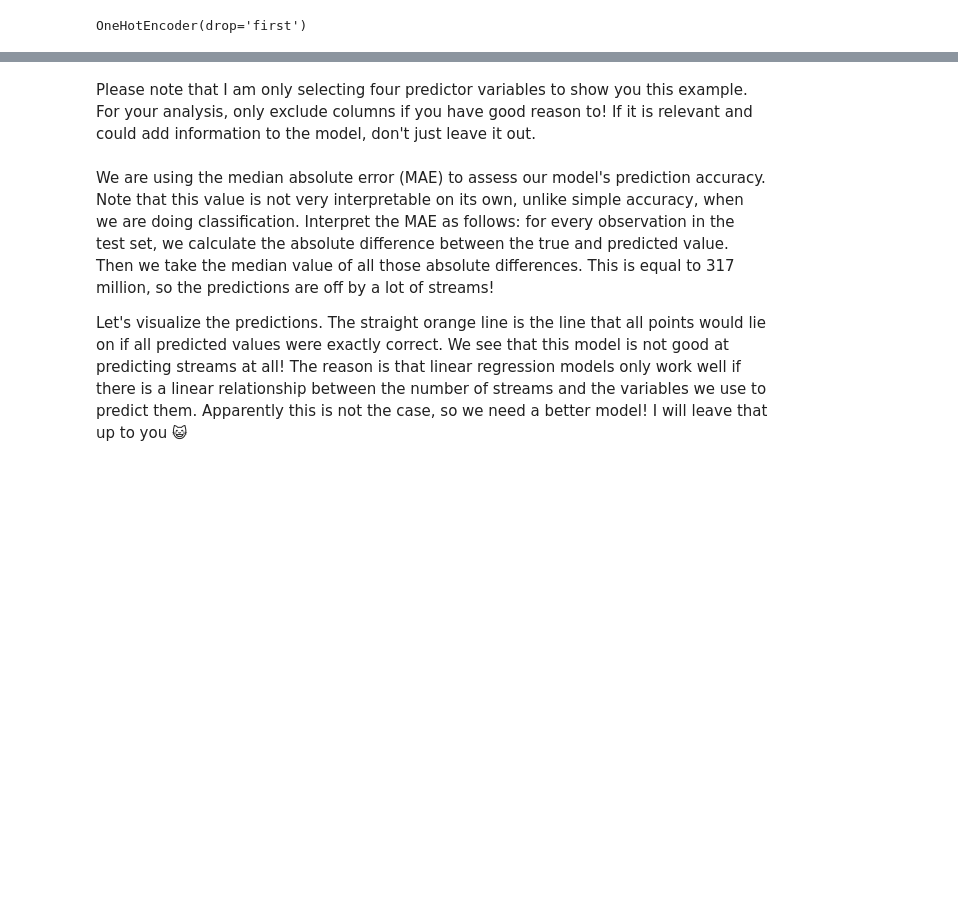
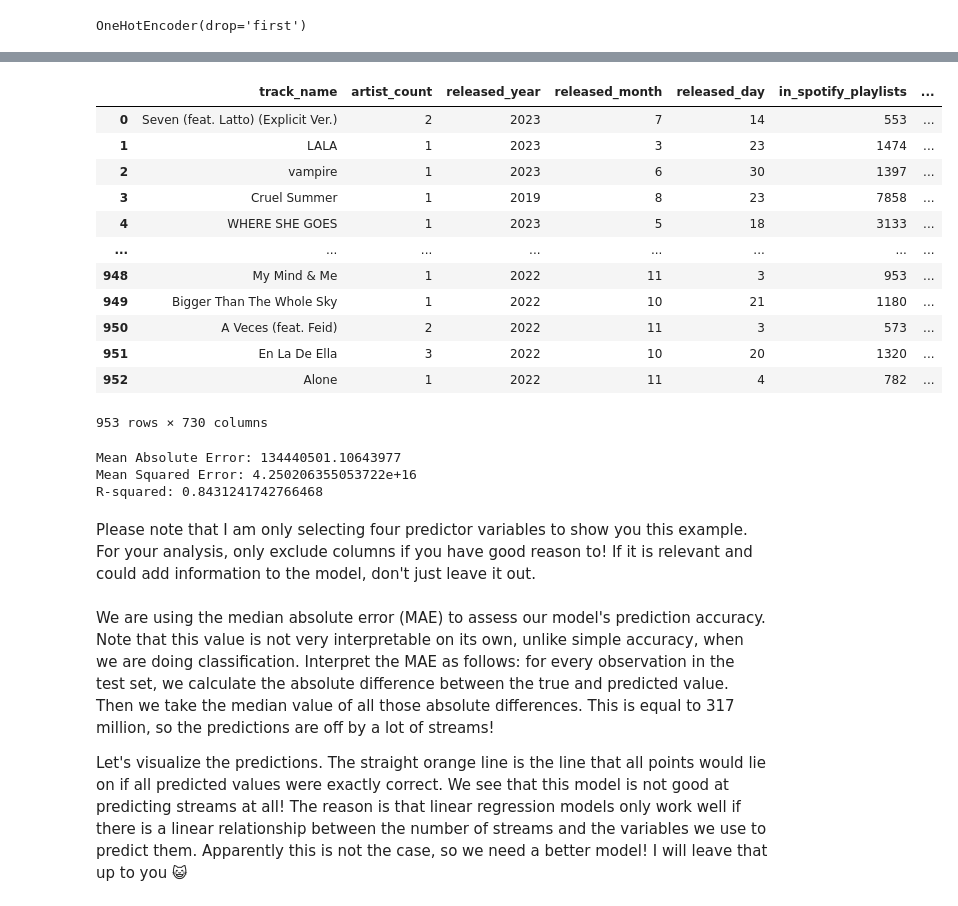
Before and after one commit to Sabaawi7/SpotifyProject, a Jupyter notebook: HCDS2324_Individual_assignment.ipynb, the cells around one changed output, grey strips where cells are left out. Drawn from its saved outputs; the diff is of its cells as text; code cells hidden in the pictures; blank space fills up the shorter version.

```diff
--- a/HCDS2324_Individual_assignment.ipynb
+++ b/HCDS2324_Individual_assignment.ipynb
@@ -163,0 +287,51 @@ pd.merge
+# %%
+df_7 = pd.concat([df_5, df_6], axis = 1)
+df_7.drop(columns=["artist(s)_name"])
+# %% [output]
+|  | track_name | artist_count | released_year | released_month | released_day | in_spotify_playlists | ... |
+| 0 | Seven (feat. Latto) (Explicit Ver.) | 2 | 2023 | 7 | 14 | 553 | ... |
+| 1 | LALA | 1 | 2023 | 3 | 23 | 1474 | ... |
+| 2 | vampire | 1 | 2023 | 6 | 30 | 1397 | ... |
+| 3 | Cruel Summer | 1 | 2019 | 8 | 23 | 7858 | ... |
+| 4 | WHERE SHE GOES | 1 | 2023 | 5 | 18 | 3133 | ... |
+| ... | ... | ... | ... | ... | ... | ... | ... |
+| 948 | My Mind & Me | 1 | 2022 | 11 | 3 | 953 | ... |
+| 949 | Bigger Than The Whole Sky | 1 | 2022 | 10 | 21 | 1180 | ... |
+| 950 | A Veces (feat. Feid) | 2 | 2022 | 11 | 3 | 573 | ... |
+| 951 | En La De Ella | 3 | 2022 | 10 | 20 | 1320 | ... |
+| 952 | Alone | 1 | 2022 | 11 | 4 | 782 | ... |
+953 rows × 730 columns
+# %%
+from sklearn.model_selection import train_test_split
+from sklearn.ensemble import RandomForestRegressor
+from sklearn.metrics import mean_absolute_error, mean_squared_error, r2_score
+
+# Step 1: Data Preprocessing
+X = df_7.drop(["streams", "track_name", "artist(s)_name"], axis=1)
+y = df_7["streams"]
+X_train, X_test, y_train, y_test = train_test_split(X, y, test_size=0.2, random_state=42)
+
+# Step 2: Choose a Model
+model = RandomForestRegressor(random_state=42)
+
+# Step 3: Train the Model
+model.fit(X_train, y_train)
+
+# Step 4: Evaluate the Model
+y_pred = model.predict(X_test)
+mae = mean_absolute_error(y_test, y_pred)
+mse = mean_squared_error(y_test, y_pred)
+r2 = r2_score(y_test, y_pred)
+print("Mean Absolute Error:", mae)
+print("Mean Squared Error:", mse)
+print("R-squared:", r2)
+
+# Step 5: Fine-tune the Model (if necessary)
+# - Random forests have hyperparameters such as the number of trees, max depth of trees, etc., that you can tune using techniques like grid search or random search.
+
+# Step 6: Make Predictions
+# - Use the trained model to make predictions on new data.
+# %% [output]
+Mean Absolute Error: 134440501.10643977
+Mean Squared Error: 4.250206355053722e+16
+R-squared: 0.8431241742766468
```
Also changed, not shown: parts of 14 cells of this notebook, 1 other file.
